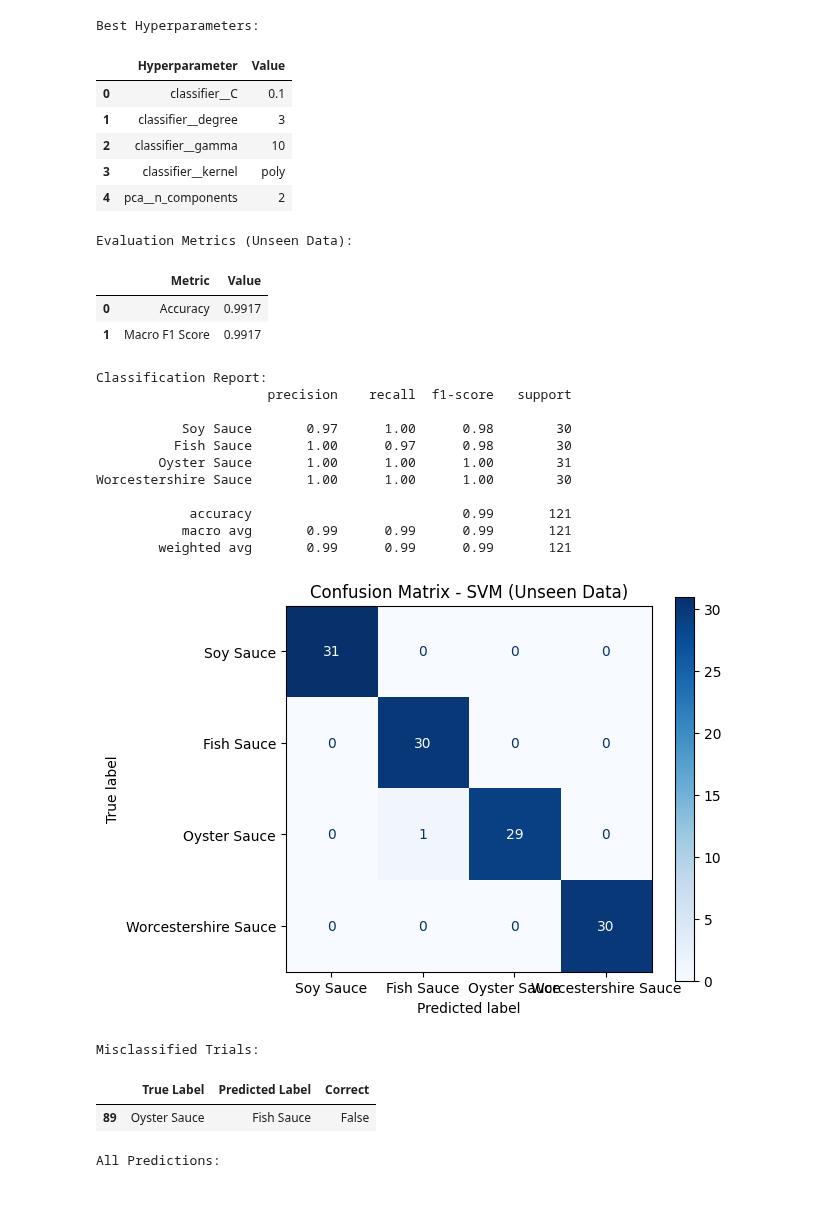
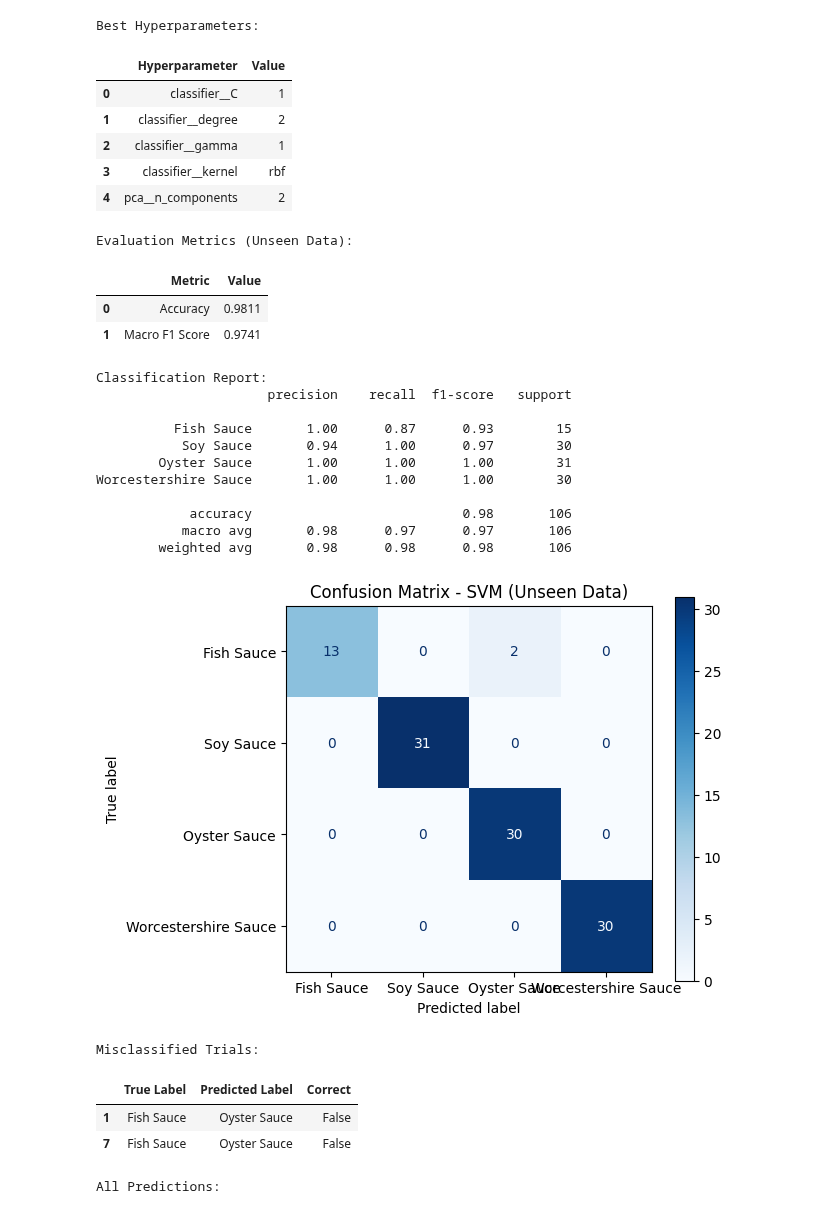
Before and after one commit to cbbendol23/enose-dark-sauce-classification, a Jupyter notebook: MODEL_TRAINING.ipynb, the cells around one changed output. Saved outputs shown, nothing was run; the diff lists cells and outputs as text; code cells hidden in the pictures.

```diff
--- a/MODEL_TRAINING.ipynb
+++ b/MODEL_TRAINING.ipynb
@@ -56,26 +81,38 @@ from sklearn.pipeline import Pipeline
 from sklearn.model_selection import GridSearchCV
 import joblib
 # %%
-# Training the Model
+# Training the Modeld
+main_voc_df = pd.read_csv('final_trainingset_4sensors.csv')
 
-main_voc_df = pd.read_csv('final_trainingset_fixed.csv')
-X = main_voc_df.drop(columns=['Label'])
+# Only use the 4 desired features
+
+feature_cols = ['MQ2', 'MQ3', 'MQ135', 'MQ136']
+
+X = main_voc_df[feature_cols]
+
 y = main_voc_df['Label']
+
+
 
 X_train, X_test, y_train, y_test = train_test_split(
     X, y, test_size=0.2, random_state=42, stratify=y
 )
+
+
 
 svm_classifier = SVC(
     class_weight='balanced',
     random_state=42
 )
 
+
+
 model_pipeline = Pipeline([
     ('scaler', StandardScaler()),
     ('pca', PCA(n_components=None)),
     ('classifier', svm_classifier)
 ])
+
 
 param_grid = {
     'classifier__kernel': ['rbf', 'poly'],
@@ -85,6 +122,7 @@ param_grid = {
     'pca__n_components': [2, 3],
 }
 
+
 grid_search = GridSearchCV(model_pipeline, param_grid, cv=3, n_jobs=1)
 grid_search.fit(X_train, y_train)
 
@@ -143,5 +181,6 @@ The `ci` parameter is deprecated. Use `errorbar=None` for the same effect.
 # %%
-new_df = pd.read_csv('final_trainingset_fixed.csv')
+new_df = pd.read_csv('fish_sauce_validation.csv')
+#new_df = pd.read_csv('gathered_data.csv')
 X_new = new_df.drop(columns=['Label'])
 Y_new = new_df['Label']
 
@@ -176,47 +215,48 @@ plt.title("Confusion Matrix - SVM (Unseen Data)")
 plt.tight_layout()
 plt.show()
 
 
 results_df = pd.DataFrame({
     'True Label': Y_new,
     'Predicted Label': predictions
 })
 results_df['Correct'] = results_df['True Label'] == results_df['Predicted Label']
 
 misclassified = results_df[~results_df['Correct']]
 
 print("\nMisclassified Trials:")
 display(misclassified)
 
 print("\nAll Predictions:")
 display(results_df)
 #
 # %% [output]
 Best Hyperparameters:
 |  | Hyperparameter | Value |
-| 0 | classifier__C | 0.1 |
-| 1 | classifier__degree | 3 |
-| 2 | classifier__gamma | 10 |
-| 3 | classifier__kernel | poly |
+| 0 | classifier__C | 1 |
+| 1 | classifier__degree | 2 |
+| 2 | classifier__gamma | 1 |
+| 3 | classifier__kernel | rbf |
 | 4 | pca__n_components | 2 |
 Evaluation Metrics (Unseen Data):
 |  | Metric | Value |
-| 0 | Accuracy | 0.9917 |
-| 1 | Macro F1 Score | 0.9917 |
+| 0 | Accuracy | 0.9811 |
+| 1 | Macro F1 Score | 0.9741 |
 Classification Report:
                       precision    recall  f1-score   support
 
-           Soy Sauce       0.97      1.00      0.98        30
-          Fish Sauce       1.00      0.97      0.98        30
+          Fish Sauce       1.00      0.87      0.93        15
+           Soy Sauce       0.94      1.00      0.97        30
         Oyster Sauce       1.00      1.00      1.00        31
 Worcestershire Sauce       1.00      1.00      1.00        30
 
-            accuracy                           0.99       121
-           macro avg       0.99      0.99      0.99       121
-        weighted avg       0.99      0.99      0.99       121
+            accuracy                           0.98       106
+           macro avg       0.98      0.97      0.97       106
+        weighted avg       0.98      0.98      0.98       106
-[figure, old version]
+[figure, new version]
 Misclassified Trials:
 |  | True Label | Predicted Label | Correct |
-| 89 | Oyster Sauce | Fish Sauce | False |
+| 1 | Fish Sauce | Oyster Sauce | False |
+| 7 | Fish Sauce | Oyster Sauce | False |
 All Predictions:
 |  | True Label | Predicted Label | Correct |
```
Also changed, not shown: parts of 5 cells of this notebook.
